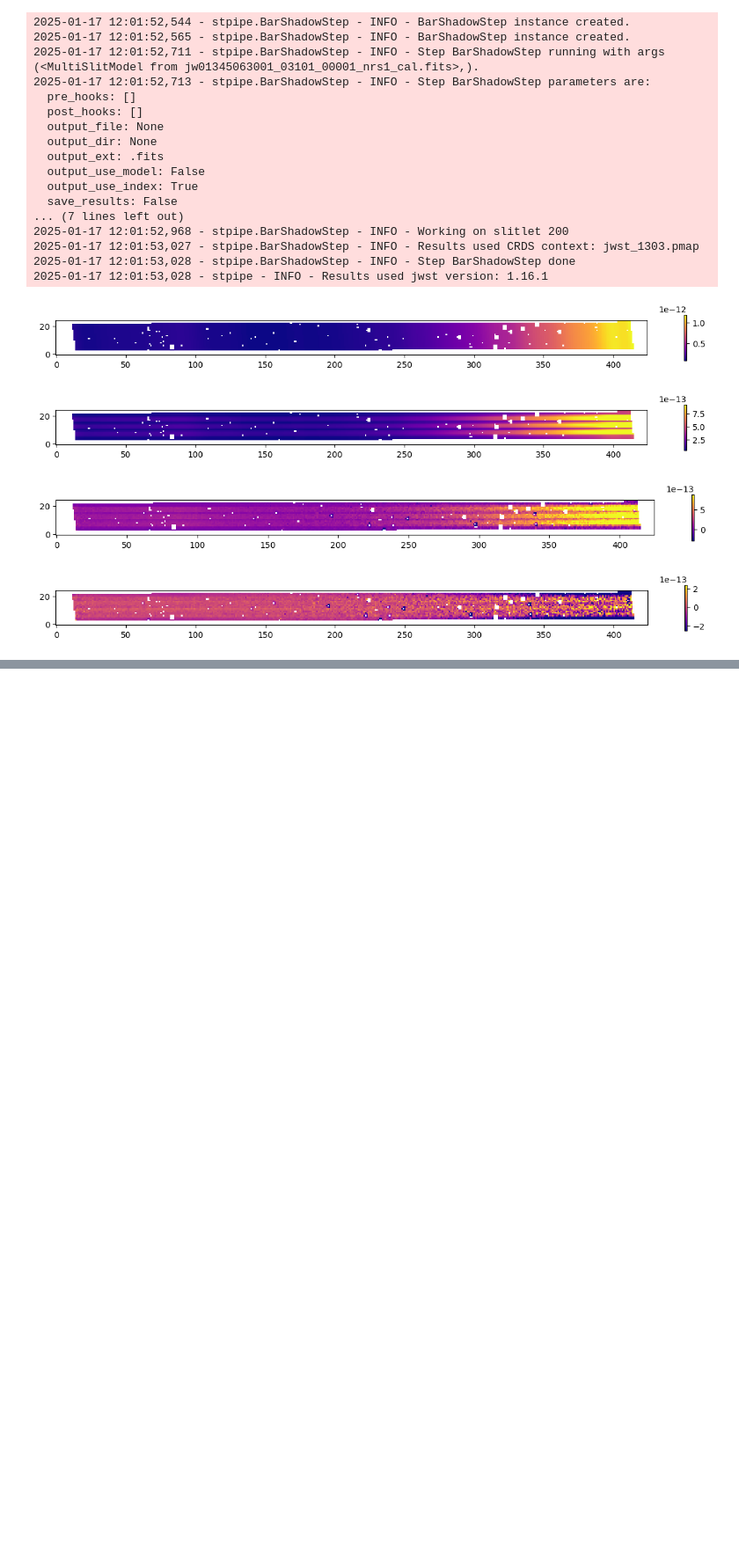
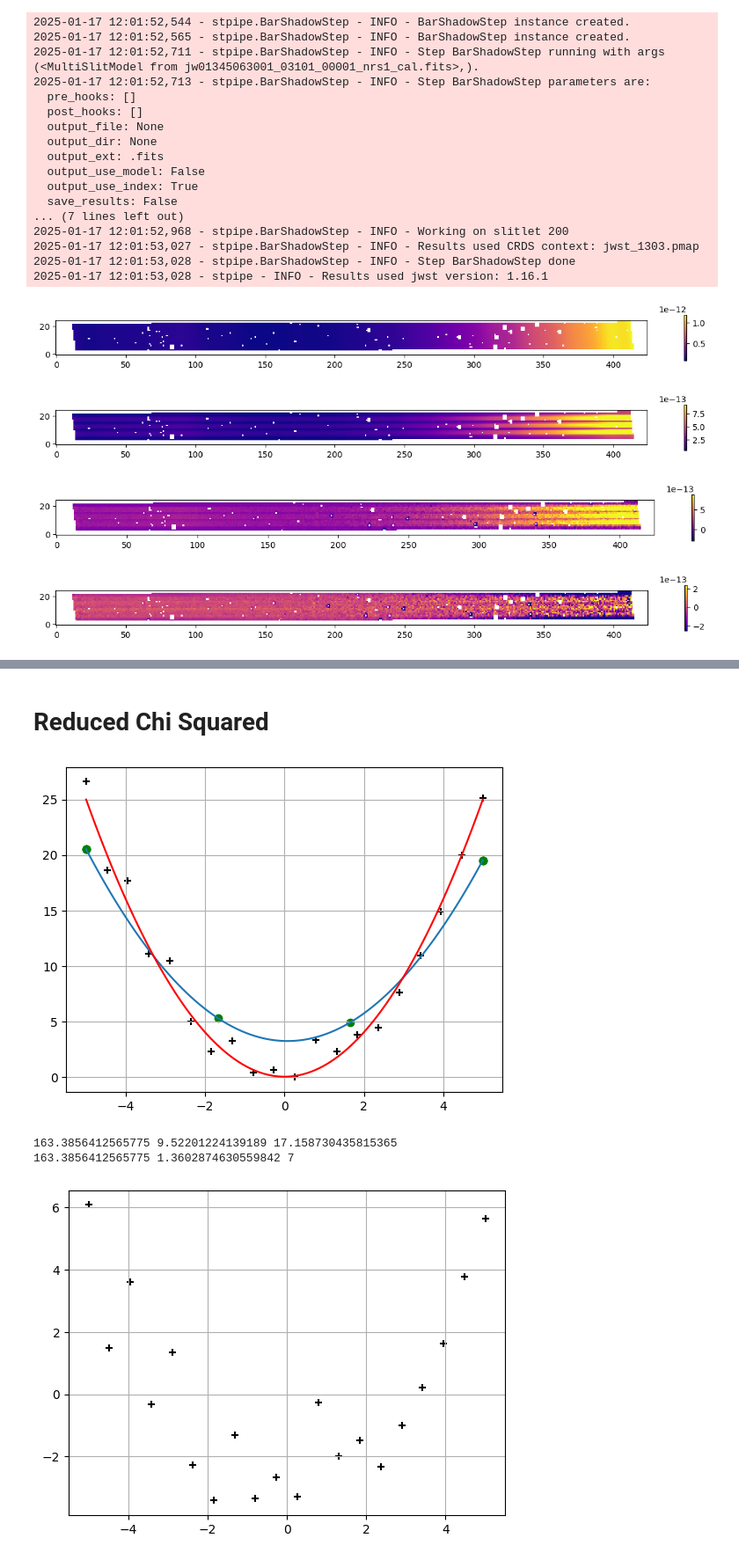
Before and after one commit to TimEpsilon/BetterNIRSpecBackground, a Jupyter notebook: BNBG/Notebooks/ArtifactSearching.ipynb, the cells around one changed output, grey strips where cells are left out. Shown at 88% size. Saved outputs shown, nothing was run; the diff lists cells and outputs as text; code cells hidden in the pictures; blank space fills up the shorter version.

```diff
--- a/BNBG/Notebooks/ArtifactSearching.ipynb
+++ b/BNBG/Notebooks/ArtifactSearching.ipynb
@@ -425,0 +406,31 @@ result = spec2.run(directory+"jw01345063001_03101_00001_nrs1_rate.fits")
+# %% [markdown]
+# Reduced Chi Squared
+# %%
+from BNBG.Pipeline.BSplineLSQ import BSplineLSQ
+
+x = np.linspace(-5,5,20)
+y = x**2 + np.random.normal(size=len(x),scale=1)
+w = np.ones_like(x)
+
+bspline = BSplineLSQ(x,y,w,n=0.2,k=3)
+
+plt.figure()
+plt.grid()
+plt.scatter(x,y,color='k',marker='+')
+X = np.linspace(-5,5,100)
+plt.plot(X,bspline(X))
+plt.scatter(bspline.t, bspline(bspline.t), color='g')
+plt.plot(X,X**2,color='r')
+plt.show()
+print(bspline.getChiSquare(), bspline.getReducedChi(), bspline.getDegreesOfFreedom())
+print(bspline.getChiSquare(), bspline.getReducedChi()/(bspline.ncoeffs + bspline.k), bspline.ncoeffs + bspline.k)
+
+plt.figure()
+plt.grid()
+plt.scatter(x,y-bspline(x),color='k',marker='+')
+plt.show()
+# %% [output]
+[figure, added]
+163.3856412565775 9.52201224139189 17.158730435815365
+163.3856412565775 1.3602874630559842 7
+[figure, added]
```
Also changed, not shown: parts of 7 cells of this notebook, 4 other files.
